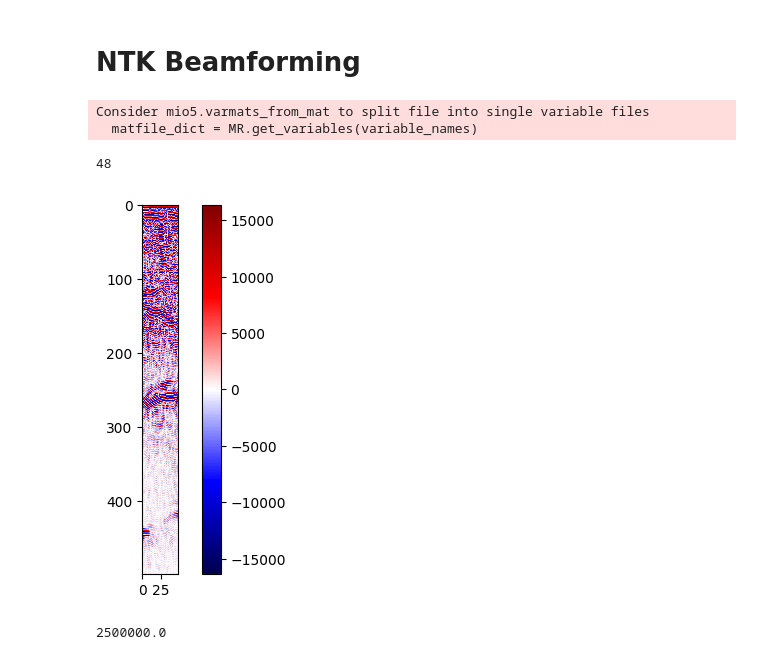
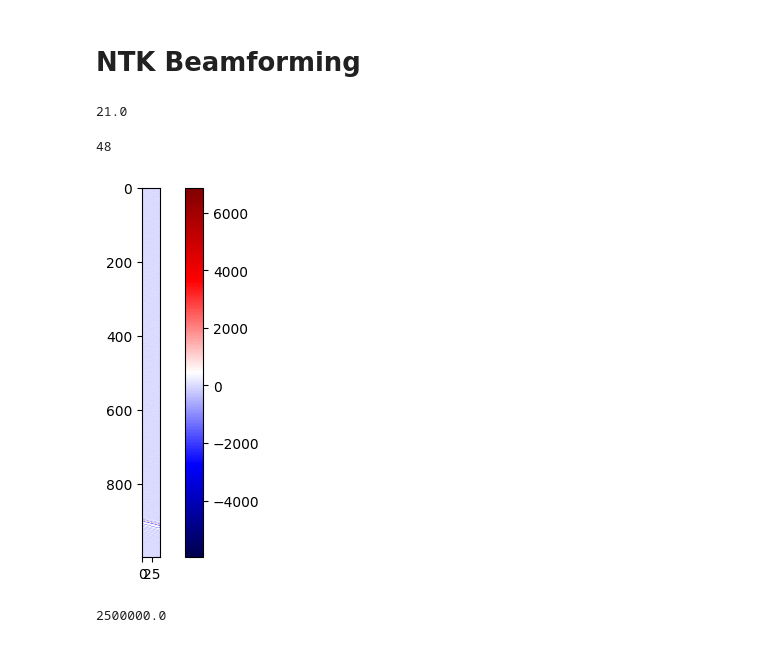
Before and after one commit to thomasrribeiro/brainhackFUS, a Jupyter notebook: notebooks/verasonics_ntkbeamform.ipynb, the cells around one changed output. Cells and saved outputs as stored; diff of their text form; code cells hidden in the pictures.

```diff
--- a/notebooks/verasonics_ntkbeamform.ipynb
+++ b/notebooks/verasonics_ntkbeamform.ipynb
@@ -7,30 +7,32 @@ The autoreload extension is already loaded. To reload it, use:
 # %% [markdown]
 # NTK Beamforming
 # %%
-# import numpy as np
-# import h5py
-# f = h5py.File('/opt/projects/generally_intelligent/standalone/llms/1_48_bowl_single_angle.mat','r')
+import numpy as np
+import h5py
+f = h5py.File('/opt/projects/generally_intelligent/standalone/llms/1_48_tofu_milk_doppler_10_100.mat','r')
 # # data = f.get('data/variable1')
 # # data = np.array(data) # For converting to a NumPy array
 
-import numpy as np
-
-import scipy.io
-mat = scipy.io.loadmat('1_48_tofu_purple_straw_single_angle.mat')
+# import numpy as np
+# import scipy.io
+# mat = scipy.io.loadmat('1_48_tofu_purple_straw_single_angle.mat')
+raw_rf_data = np.array(f[f['RcvData'][0,0]]).transpose((2,1,0))
-# %% [output]
-Consider mio5.varmats_from_mat to split file into single variable files
-  matfile_dict = MR.get_variables(variable_names)
+# %%
+43008/2048
+# %% [output]
+21.0
 # %%
 aperture_permutation = [22,21,20,40,23,41,45,42,44,43,46,17,16,47,12,19,18,13,14,15,48,49,53,50,52,51,8,54,55,10,11,4,5,6,7,9,3,2,1,0,39,38,37,36,32,33,34,35]
 len(aperture_permutation)
 # %% [output]
 48
-# %%
-plt.imshow(mat['RcvData'][0,0][:500,v,0], cmap="seismic")
-plt.colorbar()
-plt.show()
-# %% [output]
-[figure, removed]
+# %%
+import matplotlib.pyplot as plt
+plt.imshow(raw_rf_data[2048*3:2048*3+1000,aperture_permutation,0], cmap="seismic")
+plt.colorbar()
+plt.show()
+# %% [output]
+[figure, added]
 # %%
 from imaging.demodulate import demodulate_rf_to_iq
 
```
Also changed, not shown: parts of 7 cells of this notebook.
